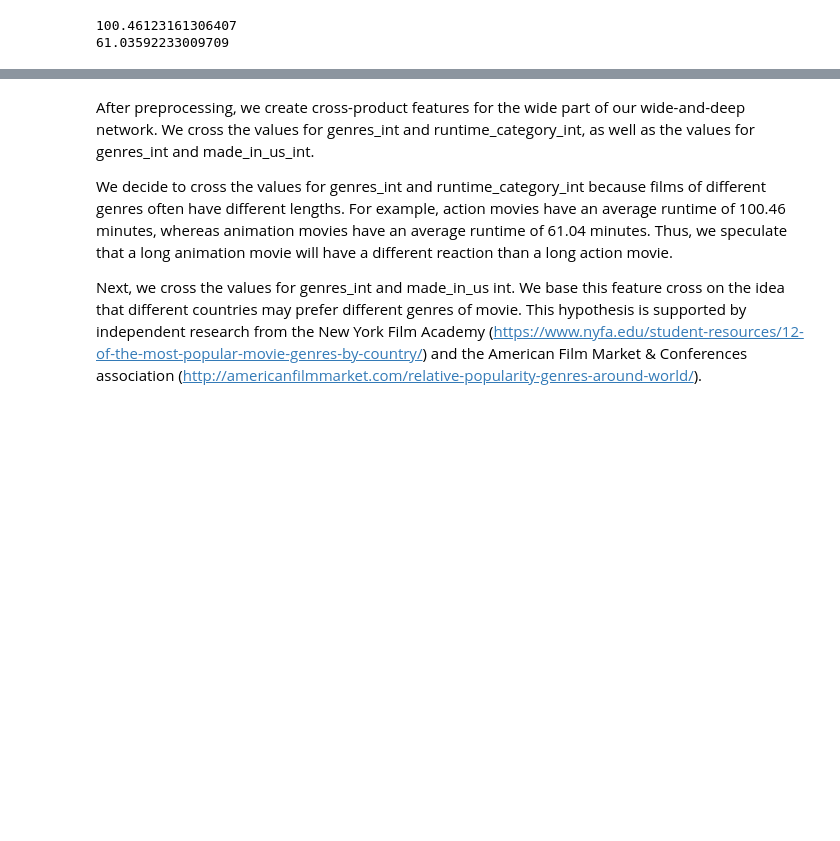
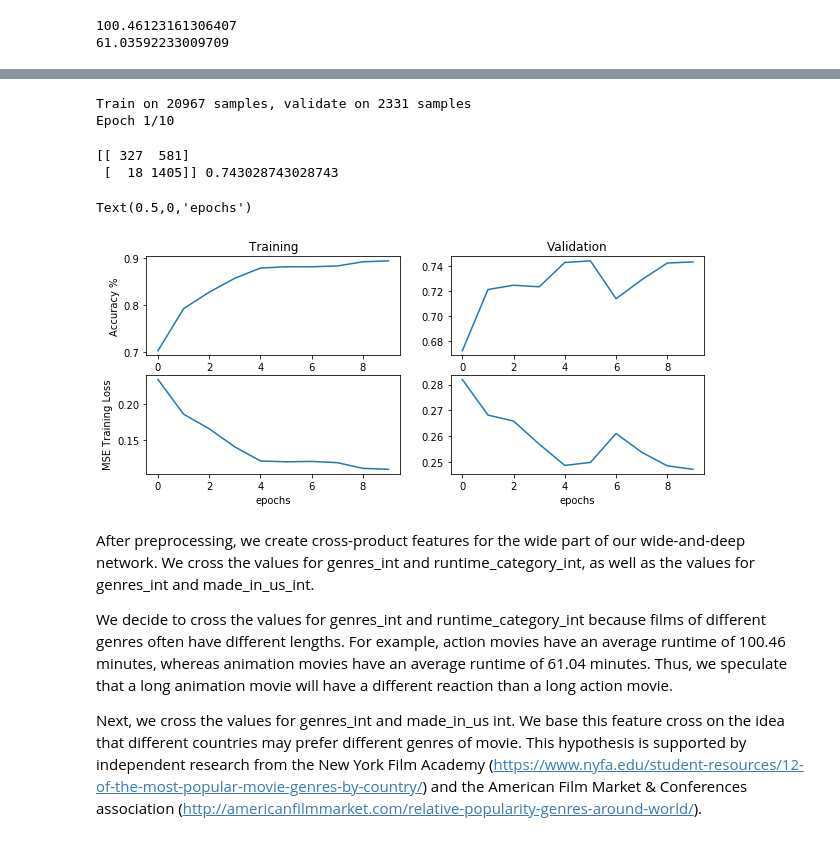
Before and after one commit to popov95s/CSE5324-Labs, a Jupyter notebook: lab-five/Momin Notebook.ipynb, the cells around one changed output, grey strips where cells are left out. Drawn from its saved outputs; the diff is of its cells as text; code cells hidden in the pictures; blank space fills up the shorter version.

```diff
--- a/lab-five/Momin Notebook.ipynb
+++ b/lab-five/Momin Notebook.ipynb
@@ -146,6 +156,8 @@ df_features = ['budget', 'genres', 'id', 'popularity', 'production_companies', '
                'runtime', 'title', 'vote_average', 'vote_count', 'made_in_us', 'production_companies_int',
                'runtime_category', 'runtime_category_int', 'genres_int']
 df_class = ['above_average_vote']
+
+skf = StratifiedKFold(n_splits = 10)
 
 X = df[df_features]
 y = df[df_class]
@@ -162,9 +174,6 @@ for train_index, test_index in skf.split(X, y):
 
 df_train = deepcopy(df.iloc[train_list[0]])
 df_test = deepcopy(df.iloc[test_list[0]])
-
-#print (df_train.head())
-#print (df_train.head())
 # %% [markdown]
 ### One Hot Encoding Categorical Features
 # %%
@@ -285,3 +492,54 @@ from keras.models import Model
+# %%
+%%time
+
+#WITH LESS DROPOUT
+model.compile(optimizer='adagrad',
+              loss='mean_squared_error',
+              metrics=['accuracy'])
+
+# lets also add the history variable to see how we are doing
+# and lets add a validation set to keep track of our progress
+history = model.fit(X_ints_train+ [X_train_num],
+                    y_train,
+                    epochs=10,
+                    batch_size=32,
+                    verbose=1,
+                    validation_data = (X_ints_test + [X_test_num], y_test))
+# %% [output]
+Train on 20967 samples, validate on 2331 samples
+Epoch 1/10
+# %%
+yhat = np.round(model.predict(X_ints_test + [X_test_num]))
+print(mt.confusion_matrix(y_test,yhat), mt.accuracy_score(y_test,yhat))
+# %% [output]
+[[ 327  581]
+ [  18 1405]] 0.743028743028743
+# %%
+from matplotlib import pyplot as plt
+
+%matplotlib inline
+
+plt.figure(figsize=(10,4))
+plt.subplot(2,2,1)
+plt.plot(history.history['acc'])
+
+plt.ylabel('Accuracy %')
+plt.title('Training')
+plt.subplot(2,2,2)
+plt.plot(history.history['val_acc'])
+plt.title('Validation')
+
+plt.subplot(2,2,3)
+plt.plot(history.history['loss'])
+plt.ylabel('MSE Training Loss')
+plt.xlabel('epochs')
+
+plt.subplot(2,2,4)
+plt.plot(history.history['val_loss'])
+plt.xlabel('epochs')
+# %% [output]
+Text(0.5,0,'epochs')
+[figure, added]
 # %% [markdown]
 After preprocessing, we create cross-product features for the wide part of our wide-and-deep network. We cross the values for genres_int and runtime_category_int, as well as the values for genres_int and made_in_us_int.
 
```
Also changed, not shown: parts of 11 cells of this notebook.
